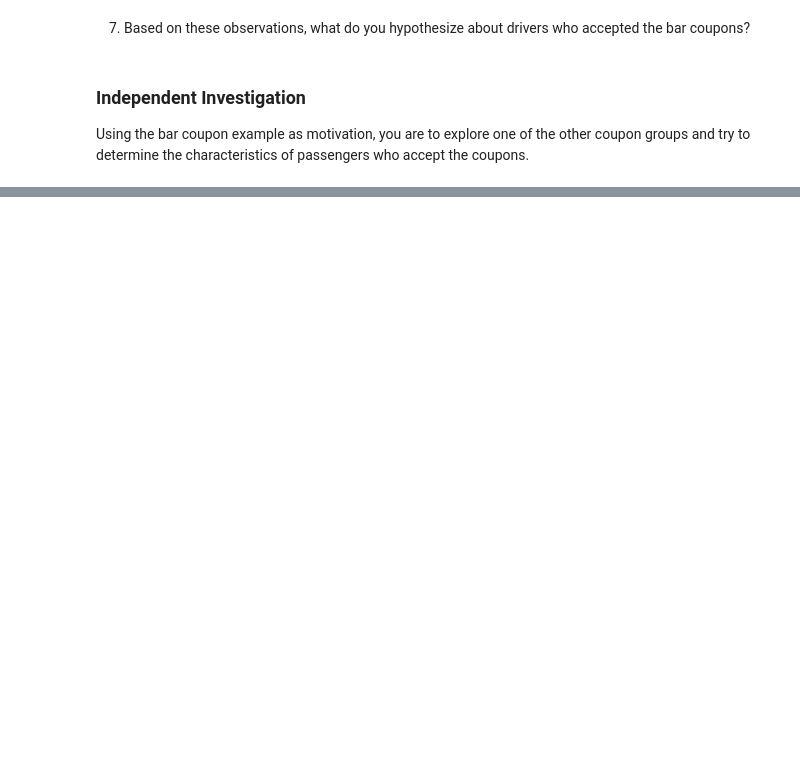
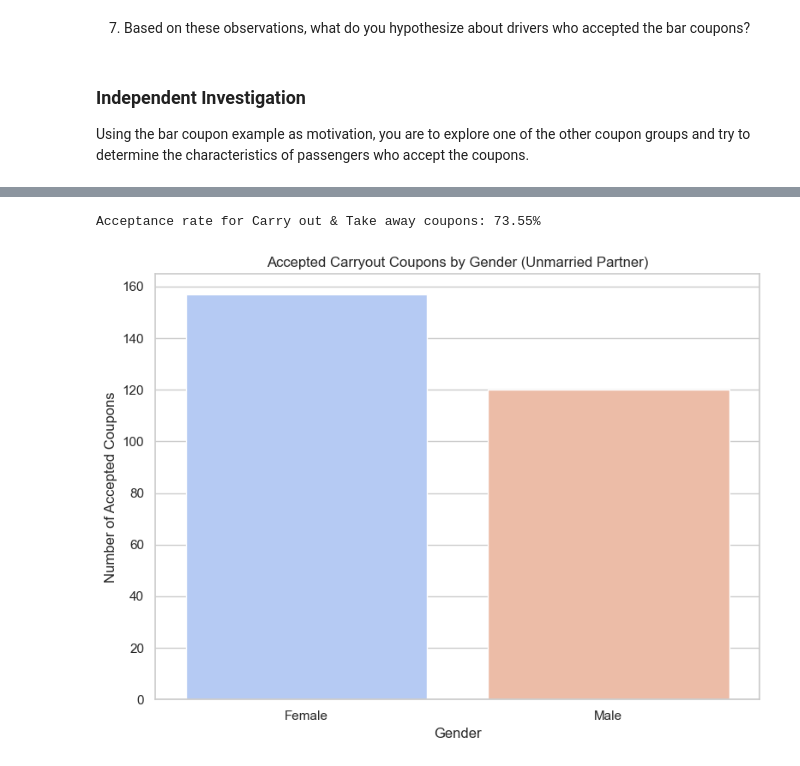
Before and after one commit to manishadeodhar-art/Practical-Application-1, a Jupyter notebook: Practical Application 1.ipynb, the cells around one changed output, grey strips where cells are left out. Cells and saved outputs as stored; diff of their text form; code cells hidden in the pictures; blank space fills up the shorter version.

```diff
--- a/Practical Application 1.ipynb
+++ b/Practical Application 1.ipynb
@@ -334,0 +395,40 @@ Using the bar coupon example as motivation, you are to explore one of the other
+# %%
+# Let's calculate the proportion of carryout coupons that were accepted
+
+# Filter for Carry out & Take away coupons
+carryout = data[data['coupon'] == 'Carry out & Take away']
+
+# Calculate acceptance rate
+accepted = carryout['Y'].sum()
+total = len(carryout)
+acceptance_rate = accepted / total
+
+print(f"Acceptance rate for Carry out & Take away coupons: {acceptance_rate:.2%}")
+# %% [output]
+Acceptance rate for Carry out & Take away coupons: 73.55%
+# %%
+#Compare the acceptance rate between Female drivers and Male drivers
+
+# Filter dataset
+filtered_data = data[
+    (data['coupon'] == 'Carry out & Take away') &
+    (data['Y'] == 1) &
+    (data['maritalStatus'] == 'Unmarried partner')
+]
+
+# Count accepted coupons by gender
+gender_counts = filtered_data['gender'].value_counts().reset_index()
+gender_counts.columns = ['Gender', 'Accepted Count']
+
+# Plot with seaborn
+plt.figure(figsize=(8, 6))
+sns.barplot(data = gender_counts, x='Gender', y='Accepted Count', hue='Gender', palette='coolwarm', legend=False)
+
+# Add labels and title
+plt.title("Accepted Carryout Coupons by Gender (Unmarried Partner)")
+plt.ylabel("Number of Accepted Coupons")
+plt.tight_layout()
+plt.savefig('images/carryout_gender_unmarried.png')
+plt.show()
+# %% [output]
+[figure, added]
```
Also changed, not shown: parts of 10 cells of this notebook, 9 other files.
